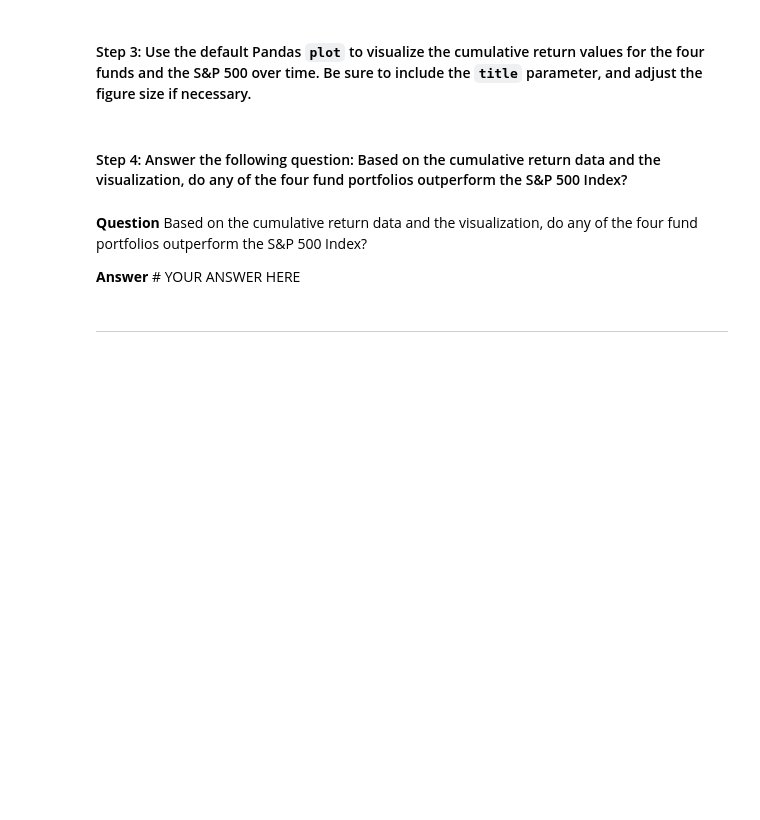
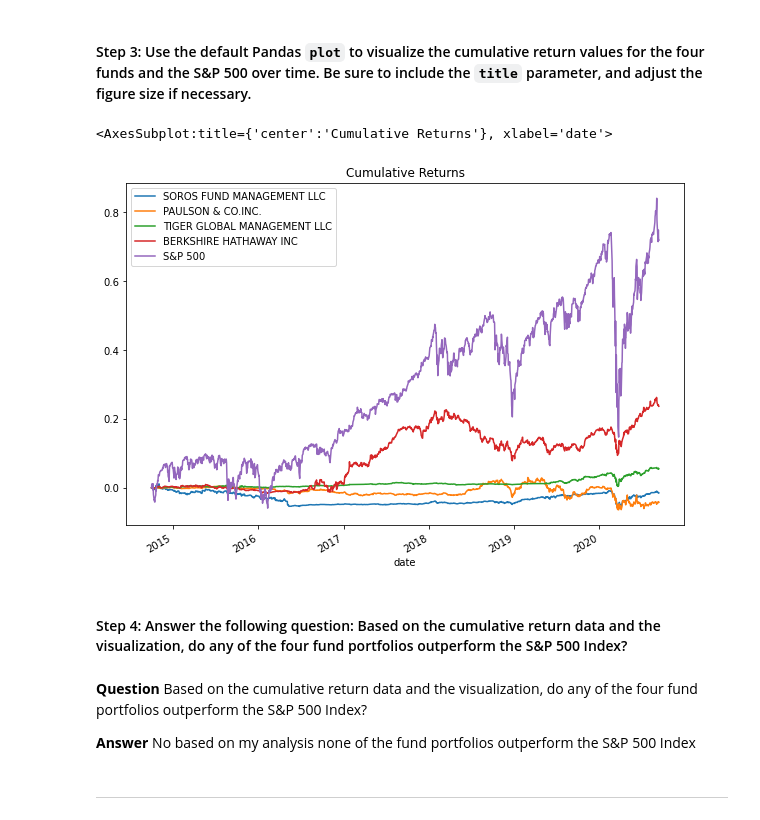
Before and after one commit to mbfm24/Analyzing_Portfolio_Risk_and_Return_Challenge, a Jupyter notebook: risk_return_analysis.ipynb, the cells around one changed output. Drawn from its saved outputs; the diff is of its cells as text; code cells hidden in the pictures; blank space fills up the shorter version.

```diff
--- a/risk_return_analysis.ipynb
+++ b/risk_return_analysis.ipynb
@@ -135,4 +168,7 @@ Analyze the data to determine if any of the portfolios outperform the broader st
 # %%
 # Calculate and plot the cumulative returns of the 4 fund portfolios and the S&P 500
 # Review the last 5 rows of the cumulative returns DataFrame
-# YOUR CODE HERE
+
+cumprod_daily_returns = (1 + whale_daily_returns).cumprod() - 1
+
+cumprod_daily_returns.tail()
@@ -141,13 +185,17 @@ Analyze the data to determine if any of the portfolios outperform the broader st
 # %%
 # Visualize the cumulative returns using the Pandas plot function
 # Include a title parameter and adjust the figure size
-# YOUR CODE HERE
+
+cumprod_daily_returns.plot(figsize = (10,7), title = "Cumulative Returns")
+# %% [output]
+<AxesSubplot:title={'center':'Cumulative Returns'}, xlabel='date'>
+[figure, added]
 # %% [markdown]
 #### Step 4: Answer the following question: Based on the cumulative return data and the visualization, do any of the four fund portfolios outperform the S&P 500 Index?
 # %% [markdown]
 **Question** Based on the cumulative return data and the visualization, do any of the four fund portfolios outperform the S&P 500 Index?
 
-**Answer** # YOUR ANSWER HERE
+**Answer** No based on my analysis none of the fund portfolios outperform the S&P 500 Index
 # %% [markdown]
 ---
 # %% [markdown]
```
Also changed, not shown: parts of 22 cells of this notebook.
